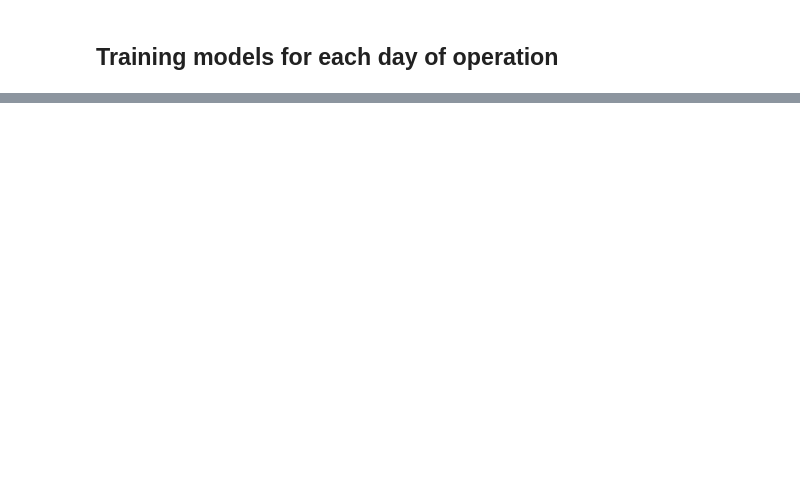
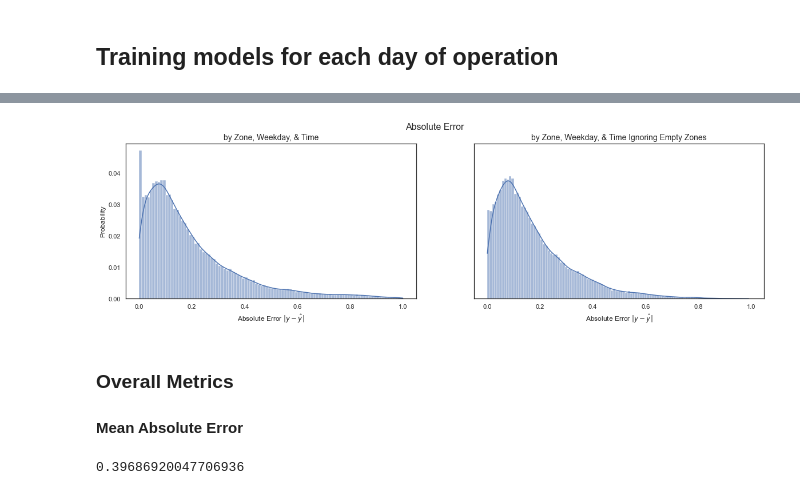
Before and after one commit to UrbanOS-Examples/PredictiveParking, a Jupyter notebook: notebooks/01. Evaluating the Performance of Parking Availability Models.ipynb, the cells around one changed output, grey strips where cells are left out. Saved outputs shown, nothing was run; the diff lists cells and outputs as text; code cells hidden in the pictures; blank space fills up the shorter version.

```diff
--- a/notebooks/01. Evaluating the Performance of Parking Availability Models.ipynb
+++ b/notebooks/01. Evaluating the Performance of Parking Availability Models.ipynb
@@ -433,0 +391,19 @@ Length: 343, dtype: float64
+# %%
+fig, axes = plt.subplots(1, 2, figsize=(20, 5), sharex=True, sharey=True)
+sns.histplot(test_residuals.abs(), stat='probability', kde=True, ax=axes[0])
+sns.histplot(test_residuals[test_actual != 1].abs(), stat='probability', kde=True, ax=axes[1])
+
+fig.suptitle('Absolute Error', fontsize=16)
+axes[0].set_title('by Zone, Weekday, & Time', fontdict={'size': 14});
+axes[1].set_title('by Zone, Weekday, & Time Ignoring Empty Zones', fontdict={'size': 14});
+for ax in axes:
+    ax.set_xlabel('Absolute Error $|y - \hat{y}|$');
+# %% [output]
+[figure, added]
+# %% [markdown]
+### Overall Metrics
+#### Mean Absolute Error
+# %%
+test_results.abs().mean()
+# %% [output]
+0.39686920047706936
```
Also changed, not shown: parts of 30 cells of this notebook, 2 other files.
